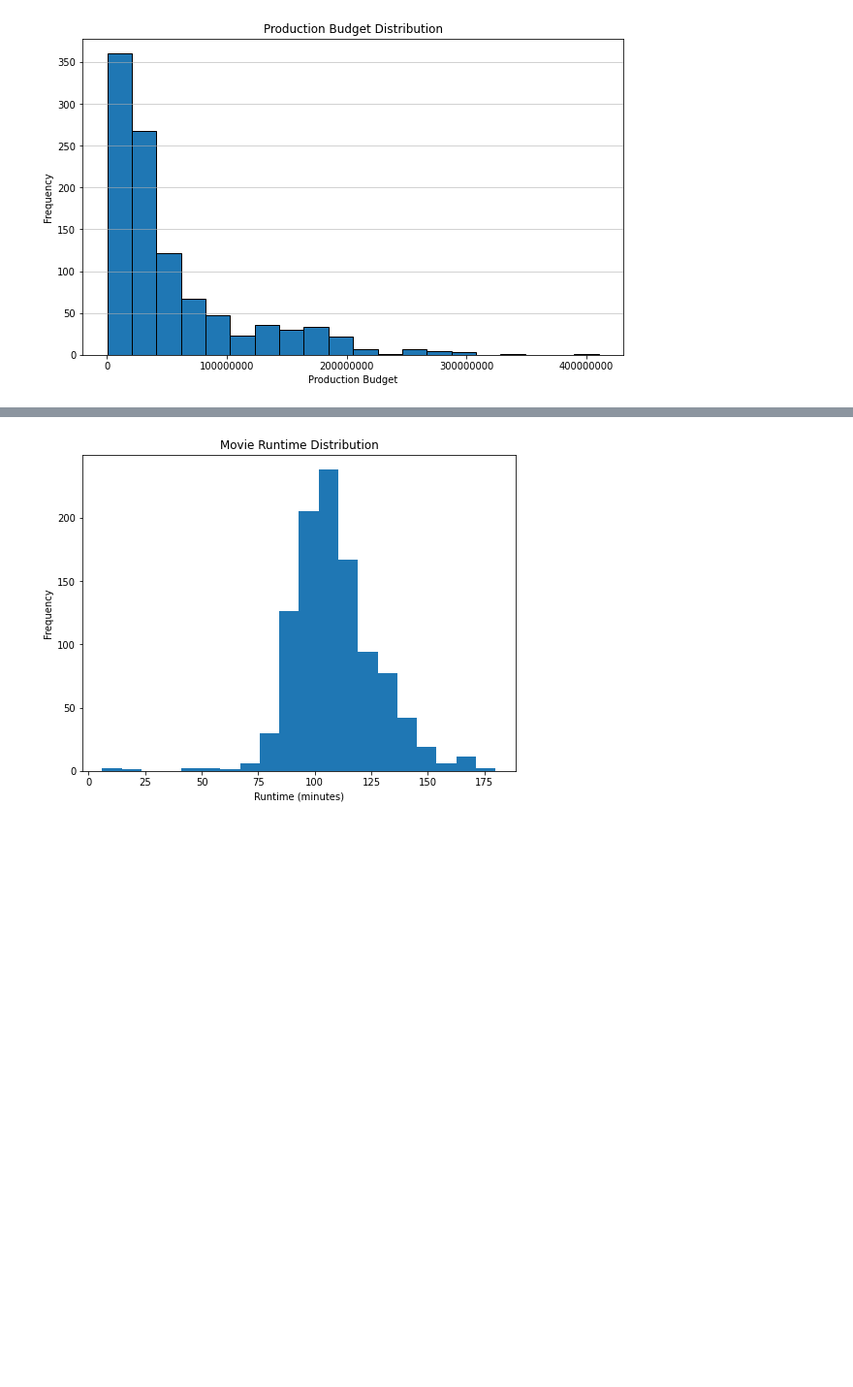
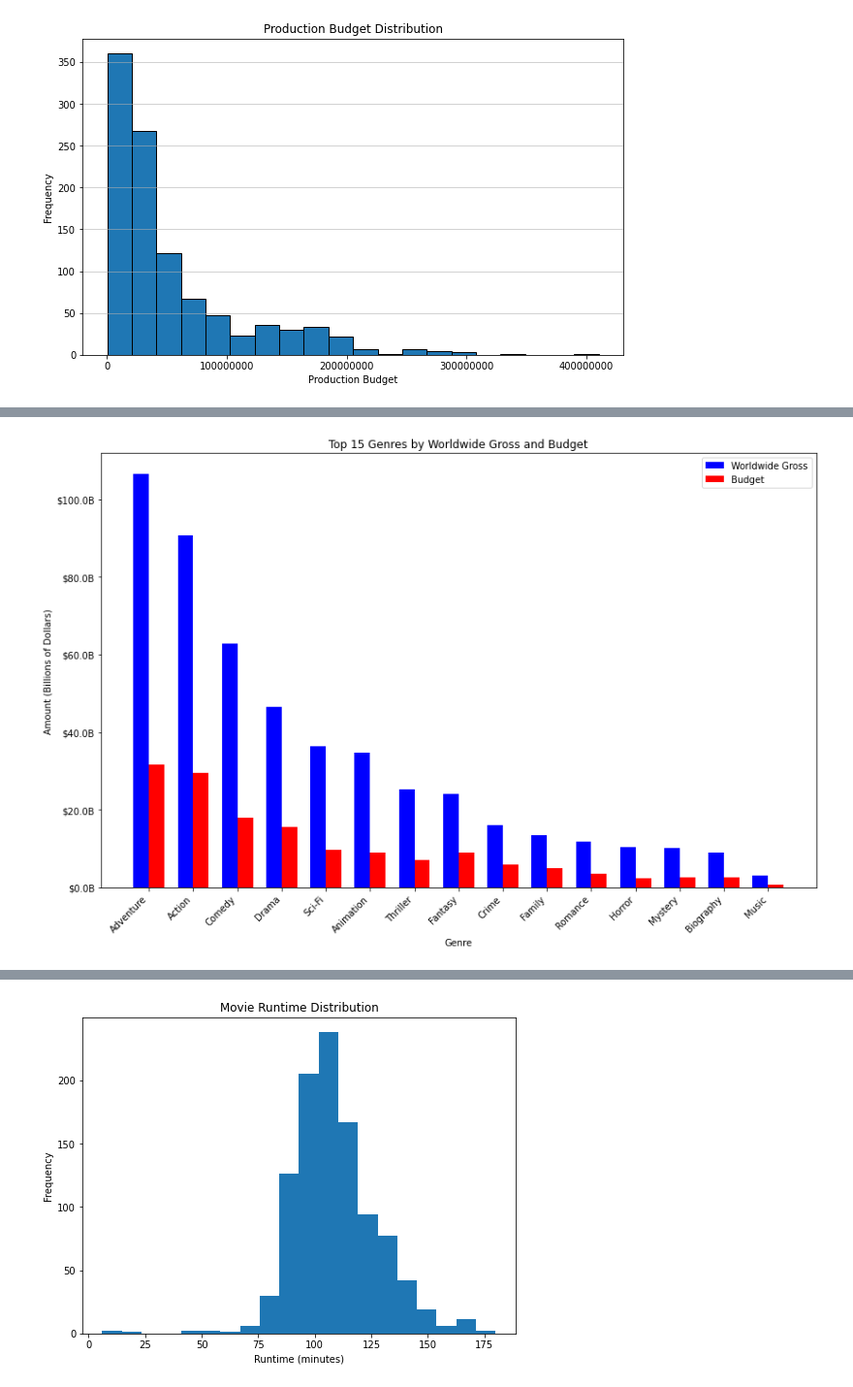
Before and after one commit to woodenikki/insights-into-movie-performance, a Jupyter notebook: student.ipynb, the cells around one changed output, grey strips where cells are left out. Shown at 97% size. Drawn from its saved outputs; the diff is of its cells as text; code cells hidden in the pictures; blank space fills up the shorter version.

```diff
--- a/student.ipynb
+++ b/student.ipynb
@@ -620,3 +624,60 @@ plt.show()
+# %%
+from matplotlib.ticker import FuncFormatter
+
+# genre x worldwide gross
+genre_data = merged_data['genres'].astype(str).str.split(',')
+
+# Create a DataFrame with genres, worldwide gross, and budget
+genre_data = pd.DataFrame({
+    'genre': [genre.strip() for genres in genre_data for genre in genres if genre.strip() and genre.strip() != 'nan'],
+    'worldwide_gross': np.repeat(merged_data['worldwide_gross'].values, genre_data.apply(len)),
+    'budget': np.repeat(merged_data['production_budget'].values, genre_data.apply(len))
+})
+
+# Group by genre and sum the worldwide gross and budget
+genre_gross = genre_data.groupby('genre')['worldwide_gross'].sum()
+genre_budget = genre_data.groupby('genre')['budget'].sum()
+
+# Select the top 15 genres by worldwide gross
+top_15_genres = genre_gross.nlargest(15)
+
+# Create a figure and axis
+fig, ax = plt.subplots(figsize=(12, 8))
+
+# Set the width of each bar
+bar_width = 0.35
+
+# Set the positions of the bars on the x-axis
+r1 = np.arange(len(top_15_genres))
+r2 = [x + bar_width for x in r1]
+
+# Plot the worldwide gross and budget bars side by side
+ax.bar(r1, top_15_genres.values / 1e9, color='b', width=bar_width, label='Worldwide Gross')
+ax.bar(r2, genre_budget[top_15_genres.index] / 1e9, color='r', width=bar_width, label='Budget')
+
+# Set the x-axis labels and rotate them
+ax.set_xticks([r + bar_width/2 for r in range(len(top_15_genres))])
+ax.set_xticklabels(top_15_genres.index, rotation=45, ha='right')
+
+# Set the labels and title
+ax.set_xlabel('Genre')
+ax.set_ylabel('Amount (Billions of Dollars)')
+ax.set_title('Top 15 Genres by Worldwide Gross and Budget')
+
+# Format the y-axis tick labels to display billions of dollars
+def billions_formatter(x, pos):
+    return f'${x:.1f}B'
+
+ax.yaxis.set_major_formatter(FuncFormatter(billions_formatter))
+
+# Add a legend
+ax.legend()
+
+# Adjust the layout and display the plot
+plt.tight_layout()
+plt.show()
+# %% [output]
+[figure, added]
 # %%
 # genre x worldwide gross
 genre_data = merged_data['genres'].astype(str).str.split(',')
```
Also changed, not shown: parts of 6 cells of this notebook, 2 other files.
